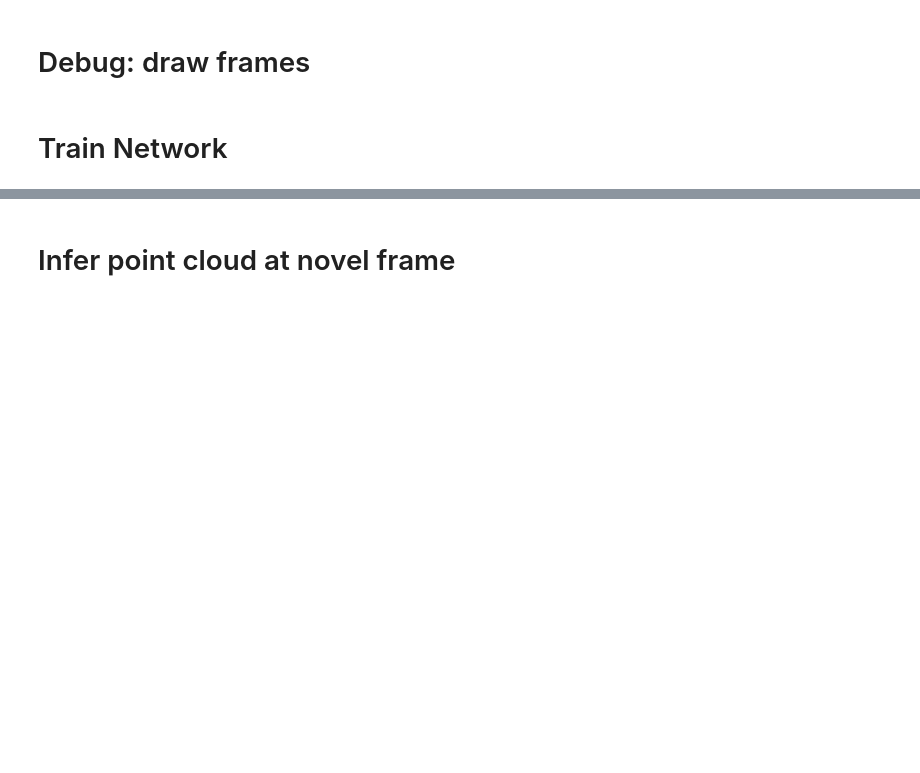
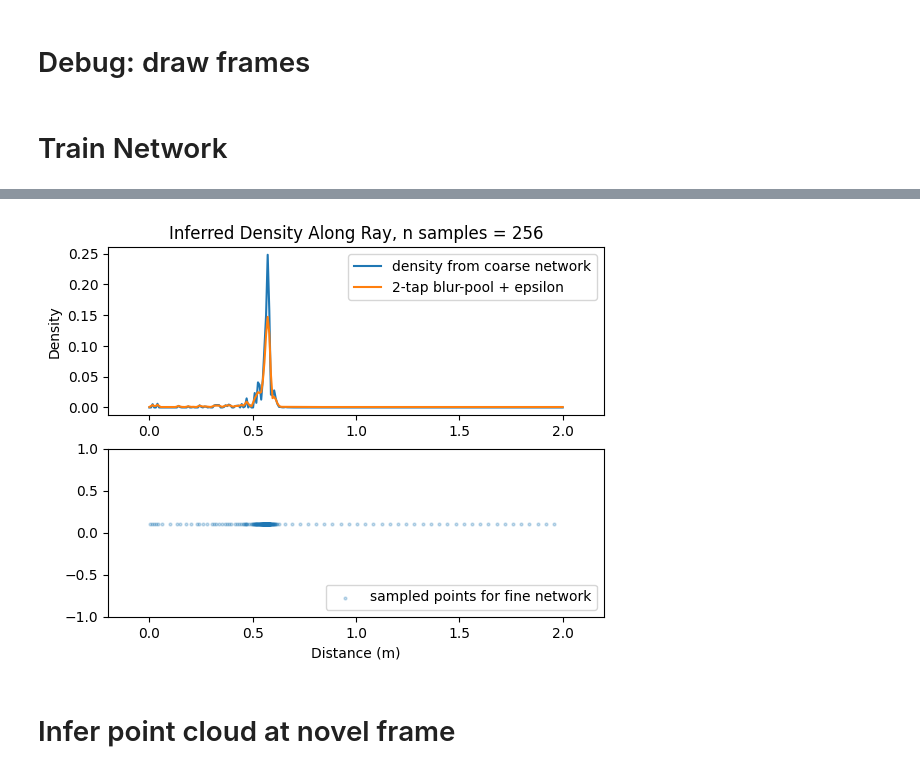
Before and after one commit to mcdermatt/ASAR, a Jupyter notebook: v3/nerf/NeWER_CoLLEGE_LiDAR_NeRF.ipynb, the cells around one changed output, grey strips where cells are left out. Cells and saved outputs as stored; diff of their text form; code cells hidden in the pictures; blank space fills up the shorter version.

Commit message:
implemented coarse and fine networks, starting retuning now

```diff
--- a/v3/nerf/NeWER_CoLLEGE_LiDAR_NeRF.ipynb
+++ b/v3/nerf/NeWER_CoLLEGE_LiDAR_NeRF.ipynb
@@ -1042,0 +725,99 @@ ax.plot(linear_spaced)
+# %%
+#Use density of returns along each ray in a coarse netowork to select test points for fine network
+from scipy.stats import norm
+from scipy.interpolate import interp1d
+# %matplotlib notebook
+
+N_samples = 256
+near = 0.
+far = 2.
+draw_pose = 88
+
+#get rays from model
+rays_o, rays_d = get_rays(H, W, poses[draw_pose], vertical_bins[-2], vertical_bins[-1]) #constant validation image
+z_vals = tf.linspace(near, far, N_samples)
+z_vals += 0.0001*tf.random.uniform(list(rays_o.shape[:-1]) + [N_samples]) * (far-near)/N_samples
+z_vals = z_vals[:,:,:,None]
+
+depth, acc, ray_drop, weights = render_rays(model, rays_o, rays_d,  z_vals)
+
+#plot density along single pixel
+fig, ax = p.subplots(2,1)
+ax[0].set_title("Inferred Density Along Ray, n samples = %i" % N_samples)
+ax[1].set_xlabel("Distance (m)")
+ax[0].set_ylabel("Density")
+ax[0].plot(np.linspace(near, far, N_samples),weights[7,1,:], label = "density from coarse network")
+ax[0].legend()
+
+#fit gaussian to density histogram
+x = np.linspace(near,far*50, N_samples)
+rolls = np.floor(1000*weights[:,:,:]).astype(int)
+mu = np.sum(rolls * np.linspace(near,far*50, N_samples), axis = 2)/1000
+sigma = np.sqrt(np.sum(rolls*(mu[:,:,None]-x[None,None,...])**2, axis = 2)/1000)
+# ax[0].plot(x, norm.pdf(x, mu[10,1], sigma[10,1]), label="single gaussian");
+
+#apply 2-tap max and 2-tap blur filters used in Mip-NeRF
+from numpy.lib.stride_tricks import sliding_window_view
+#pad weights with zeros
+fwd = np.append(np.zeros([np.shape(weights)[0], np.shape(weights)[1], 1]), weights, axis = -1)
+rev = np.append(weights, np.zeros([np.shape(weights)[0], np.shape(weights)[1], 1]), axis = -1)
+#use additional axis to calculate all at once
+fwd_test = np.max(sliding_window_view(fwd, window_shape = 2, axis = 2), axis = -1)
+rev_test = np.max(sliding_window_view(rev, window_shape = 2, axis = 2), axis = -1)
+
+#blur-pool as vectorized operation
+test2 = (fwd_test + rev_test) /2 #blur
+# test2 += 1/N_samples #shift up slightly
+test2 += 1/(3*N_samples) #shift up slightly
+test2 = test2 / np.sum(test2, axis = -1)[:,:,None] #renormalize
+ax[0].plot(np.linspace(near, far, N_samples), test2[7,1,:], label = "2-tap blur-pool + epsilon")
+ax[0].set_xlim([-0.2,2.2])
+ax[0].legend()
+
+#calculate and plot inverse distribution~~~~~~~~~~~~~~~~~~~~~~~~~~~~~~~~~~~~~~
+#resample z_vals for fine network according to the 2-tap blur-pool distribution
+st = time.time()
+
+cum_hist_vals = np.cumsum(test2, axis = -1)
+
+randy = np.sort(0.1*np.random.randn(N_samples*W*H))
+# print("randy:", np.shape(randy))
+
+# print("\n cum_hist_vals:", np.shape(cum_hist_vals))
+cum_hist_vals_flat = cum_hist_vals.flatten()
+
+#modify cum_hist_vals so it is monotonically increaseing (needed for interp)
+step_corr = np.linspace(0,W*H-1,W*H)
+step_corr = np.tile(step_corr,(N_samples,1)).T
+step_corr = np.reshape(step_corr, [1,-1])[0,:]
+cum_hist_vals_flat+= step_corr
+
+# linear_spaced = np.linspace(near, far*50, N_samples)
+# linear_spaced = np.tile(linear_spaced, (H*W))
+linear_spaced = np.linspace(near, H*W, N_samples*H*W)
+# print("\n linear_spaced:", np.shape(linear_spaced))
+# print(linear_spaced)
+
+ans = np.interp(x=linear_spaced, xp=cum_hist_vals_flat, fp=linear_spaced)
+ans -= step_corr
+ans *= 2
+ans = np.abs(ans)
+
+print("took", time.time() - st, "s")
+
+#~~~~~~~~~~~~~~~
+
+# z_vals = np.reshape(ans, [H,W,1,N_samples])
+z_vals = np.reshape(ans, [H,W,N_samples,1])
+# z_vals = ans.reshape([W,H,N_samples,1])
+# z_vals = np.transpose(z_vals, [1,0,2,3])
+print("z_vals", np.shape(z_vals))
+
+# ax[1].scatter(ans[N_samples*count:N_samples*(count+1)], 0.1*np.ones(N_samples), s=2, alpha = 0.5, label = 'sampled points for fine network')
+ax[1].scatter(z_vals[7,1,:,0], 0.1*np.ones(N_samples), s=4, alpha = 0.25, label = 'sampled points for fine network')
+# ax[1].axis('off')
+ax[1].set_ylim([-1,1])
+ax[1].set_xlim([-0.2,2.2])
+ax[1].legend(loc='lower right')
+# print(z_vals[7,1,:,0])
+# %% [output]
@@ -1042,0 +827 @@ ax.plot(linear_spaced)
+[figure, added]
```
Also changed, not shown: parts of 31 cells of this notebook.
